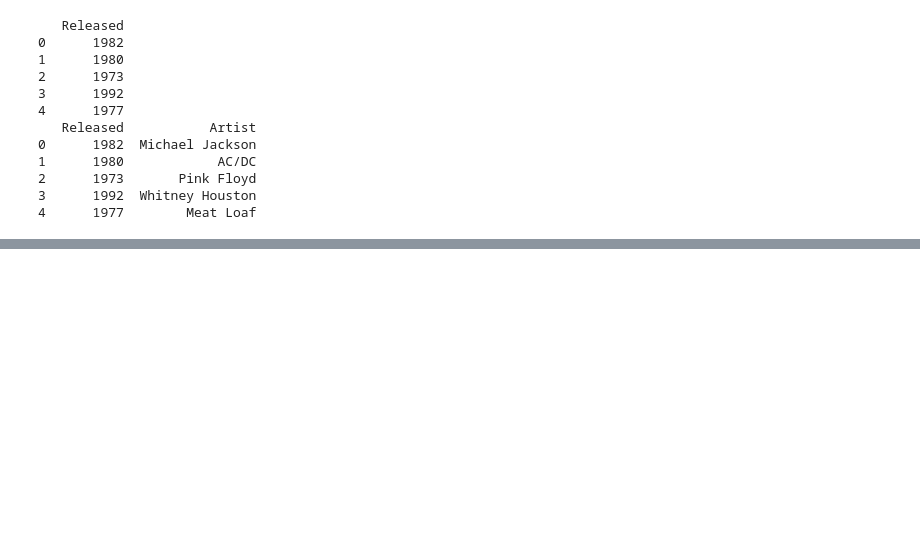
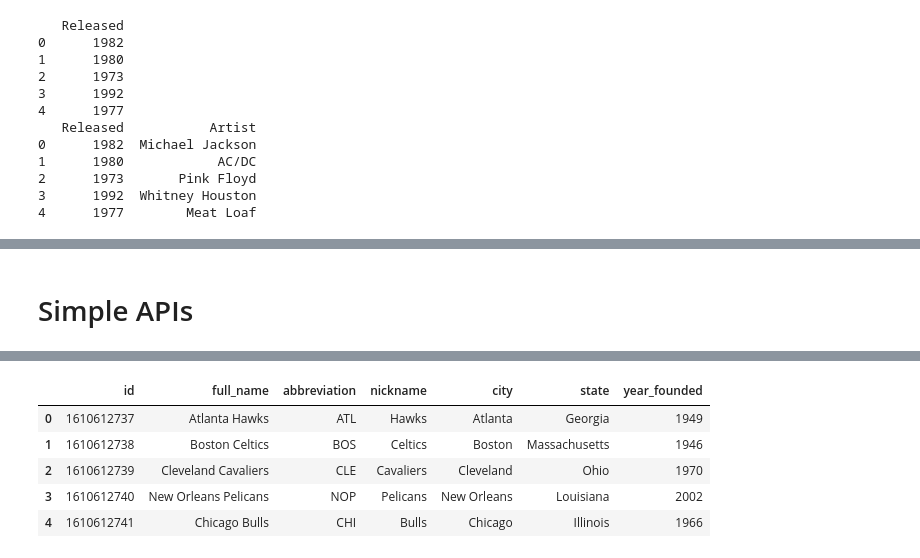
Before and after one commit to sankarramamurthy/Python-Practice, a Jupyter notebook: PythonForDS.ipynb, the cells around one changed output, grey strips where cells are left out. Saved outputs shown, nothing was run; the diff lists cells and outputs as text; code cells hidden in the pictures; blank space fills up the shorter version.

```diff
--- a/PythonForDS.ipynb
+++ b/PythonForDS.ipynb
@@ -348,0 +496,25 @@ print(q1.head())
+# %% [markdown]
+# Simple APIs
+# %%
+# an API lets 2 pieces of program talk to each other
+# API communicates via data inputs and outputs
+# REST APIs --> Representational State Transfer
+# your program is called the client.
+# The REST APIs are used to interact with web services, via internet
+# the web service is referred to as a resource
+# the client finds the web service via an endpoint
+# http requests as a way of transferring data over the internet
+# the request is communicated via an http message
+# the http message contains a JSON file
+# this contains instructions for what operations we wud like the service to perform
+# the service performs the operation and returns an http message
+
+# nba_api --> www.nba.com
+!pip install nba_api
+from nba_api.stats.static import teams
+import pandas as pd
+nba_teams = teams.get_teams()
+df = pd.DataFrame(nba_teams)
+#print(nba_teams)
+df.head()
+# %% [output]
@@ -348,0 +533,6 @@ print(q1.head())
+|  | id | full_name | abbreviation | nickname | city | state | year_founded |
+| 0 | 1610612737 | Atlanta Hawks | ATL | Hawks | Atlanta | Georgia | 1949 |
+| 1 | 1610612738 | Boston Celtics | BOS | Celtics | Boston | Massachusetts | 1946 |
+| 2 | 1610612739 | Cleveland Cavaliers | CLE | Cavaliers | Cleveland | Ohio | 1970 |
+| 3 | 1610612740 | New Orleans Pelicans | NOP | Pelicans | New Orleans | Louisiana | 2002 |
+| 4 | 1610612741 | Chicago Bulls | CHI | Bulls | Chicago | Illinois | 1966 |
```
Also changed, not shown: parts of 12 cells of this notebook.
